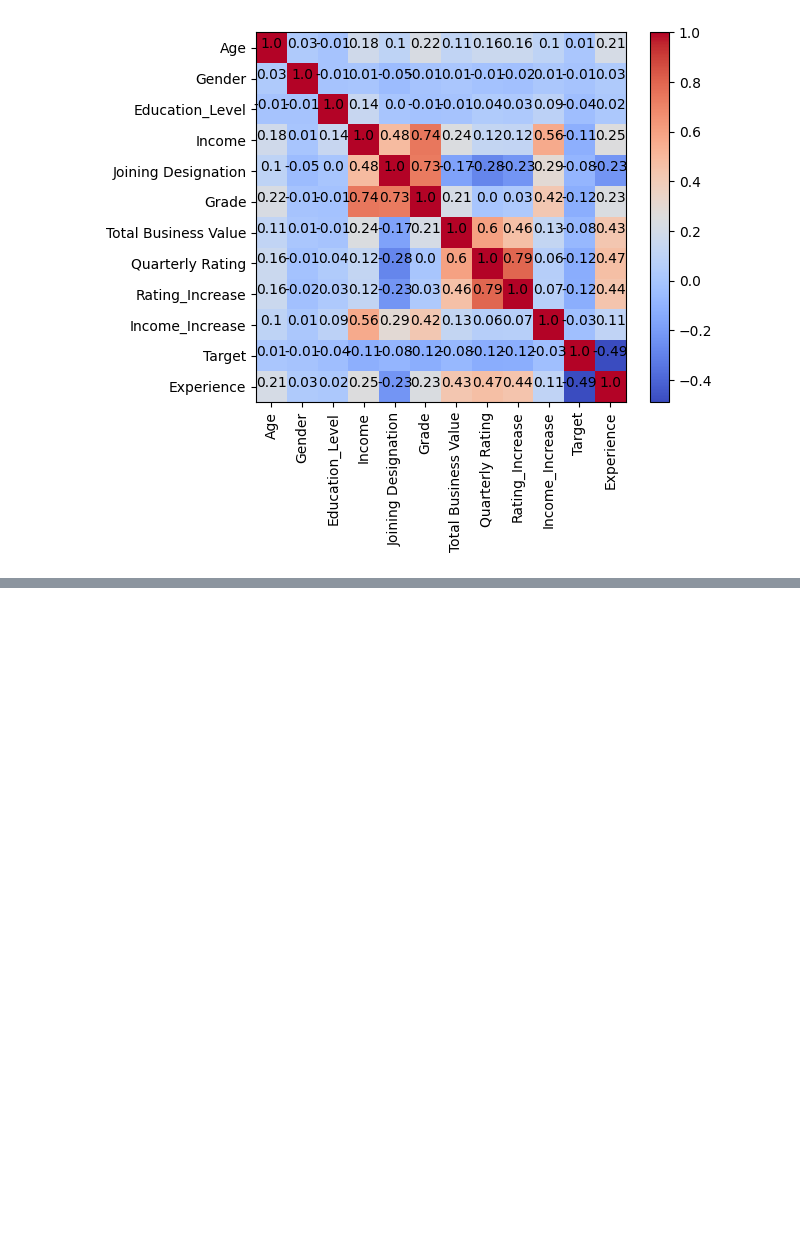
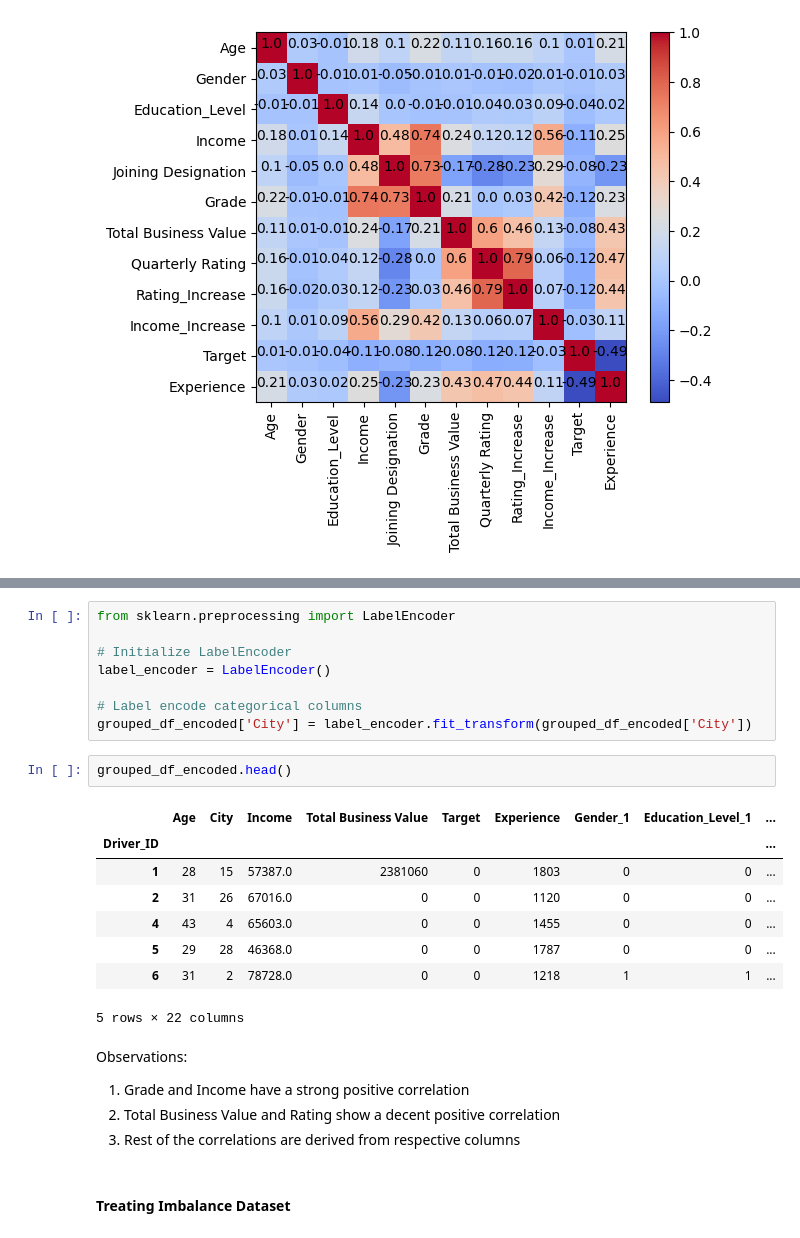
Before and after one commit to pradeepvaranasi/RideSharing_riderAttrition_casestudy, a Jupyter notebook: RideSharing_Casestudy_EnsembleLearning.ipynb, the cells around one changed output, grey strips where cells are left out. Saved outputs shown, nothing was run; the diff lists cells and outputs as text; blank space fills up the shorter version.

```diff
--- a/RideSharing_Casestudy_EnsembleLearning.ipynb
+++ b/RideSharing_Casestudy_EnsembleLearning.ipynb
@@ -328,0 +372,26 @@ plt.show()
+# %%
+from sklearn.preprocessing import LabelEncoder
+
+# Initialize LabelEncoder
+label_encoder = LabelEncoder()
+
+# Label encode categorical columns
+grouped_df_encoded['City'] = label_encoder.fit_transform(grouped_df_encoded['City'])
+# %%
+grouped_df_encoded.head()
+# %% [output]
+|  | Age | City | Income | Total Business Value | Target | Experience | Gender_1 | Education_Level_1 | ... |
+| Driver_ID |  |  |  |  |  |  |  |  | ... |
+| 1 | 28 | 15 | 57387.0 | 2381060 | 0 | 1803 | 0 | 0 | ... |
+| 2 | 31 | 26 | 67016.0 | 0 | 0 | 1120 | 0 | 0 | ... |
+| 4 | 43 | 4 | 65603.0 | 0 | 0 | 1455 | 0 | 0 | ... |
+| 5 | 29 | 28 | 46368.0 | 0 | 0 | 1787 | 0 | 0 | ... |
+| 6 | 31 | 2 | 78728.0 | 0 | 0 | 1218 | 1 | 1 | ... |
+5 rows × 22 columns
+# %% [markdown]
+Observations:
+1. Grade and Income have a strong positive correlation
+2. Total Business Value and Rating show a decent positive correlation
+3. Rest of the correlations are derived from respective columns
+# %% [markdown]
+#### Treating Imbalance Dataset
```
Also changed, not shown: parts of 14 cells of this notebook.
